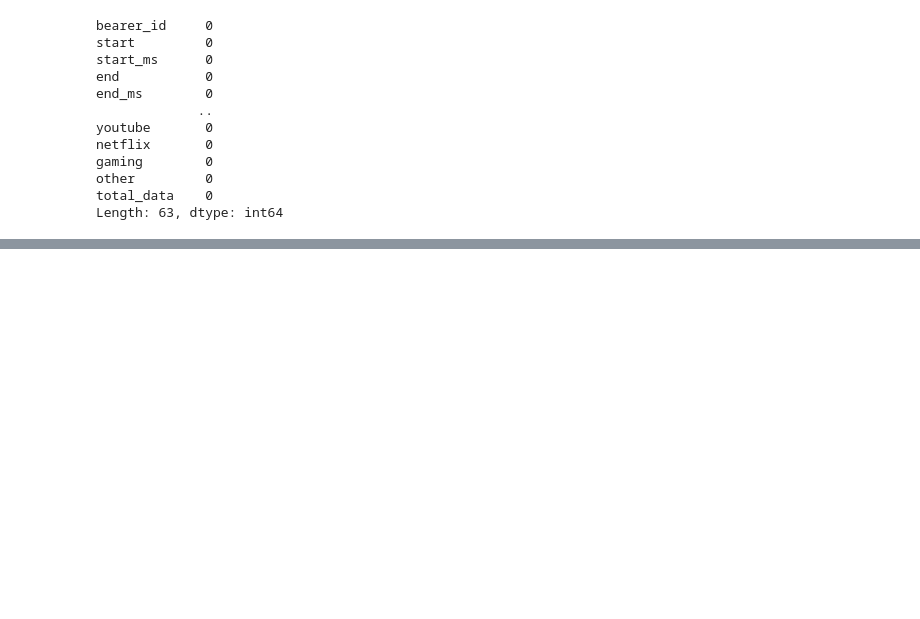
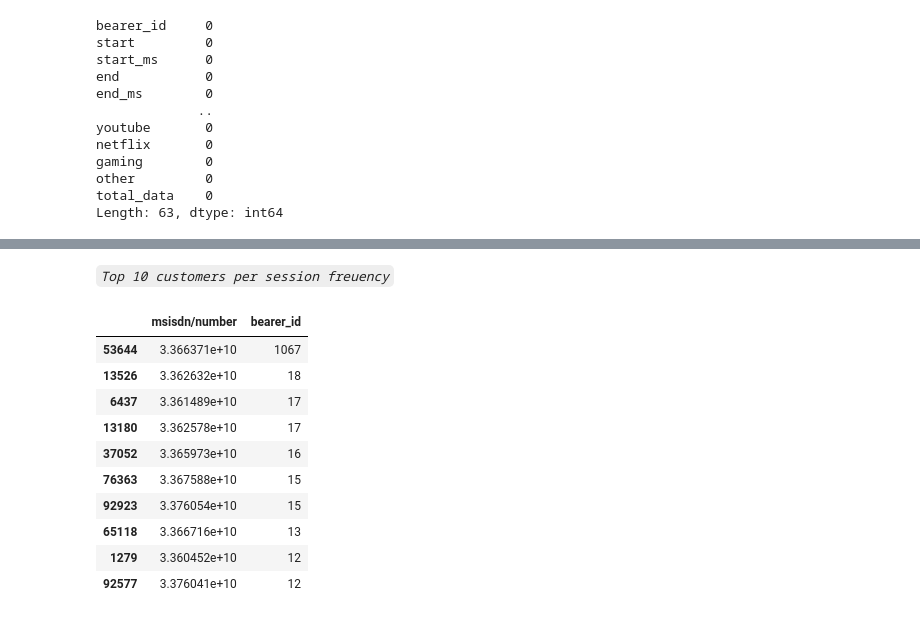
Before and after one commit to HenokD11/Analytics-Telecom-Data, a Jupyter notebook: notebooks/UserEngagement_Task2.ipynb, the cells around one changed output, grey strips where cells are left out. Saved outputs shown, nothing was run; the diff lists cells and outputs as text; code cells hidden in the pictures; blank space fills up the shorter version.

```diff
--- a/notebooks/UserEngagement_Task2.ipynb
+++ b/notebooks/UserEngagement_Task2.ipynb
@@ -102,0 +128,17 @@ Length: 63, dtype: int64
+# %% [markdown]
+<i>`Top 10 customers per session freuency`</i>
+# %%
+top10_customers_by_session=df.groupby('msisdn/number').agg({'bearer_id':'count'}).reset_index().sort_values('bearer_id',ascending=False).head(10)
+top10_customers_by_session
+# %% [output]
+|  | msisdn/number | bearer_id |
+| 53644 | 3.366371e+10 | 1067 |
+| 13526 | 3.362632e+10 | 18 |
+| 6437 | 3.361489e+10 | 17 |
+| 13180 | 3.362578e+10 | 17 |
+| 37052 | 3.365973e+10 | 16 |
+| 76363 | 3.367588e+10 | 15 |
+| 92923 | 3.376054e+10 | 15 |
+| 65118 | 3.366716e+10 | 13 |
+| 1279 | 3.360452e+10 | 12 |
+| 92577 | 3.376041e+10 | 12 |
```
Also changed, not shown: parts of 7 cells of this notebook.
